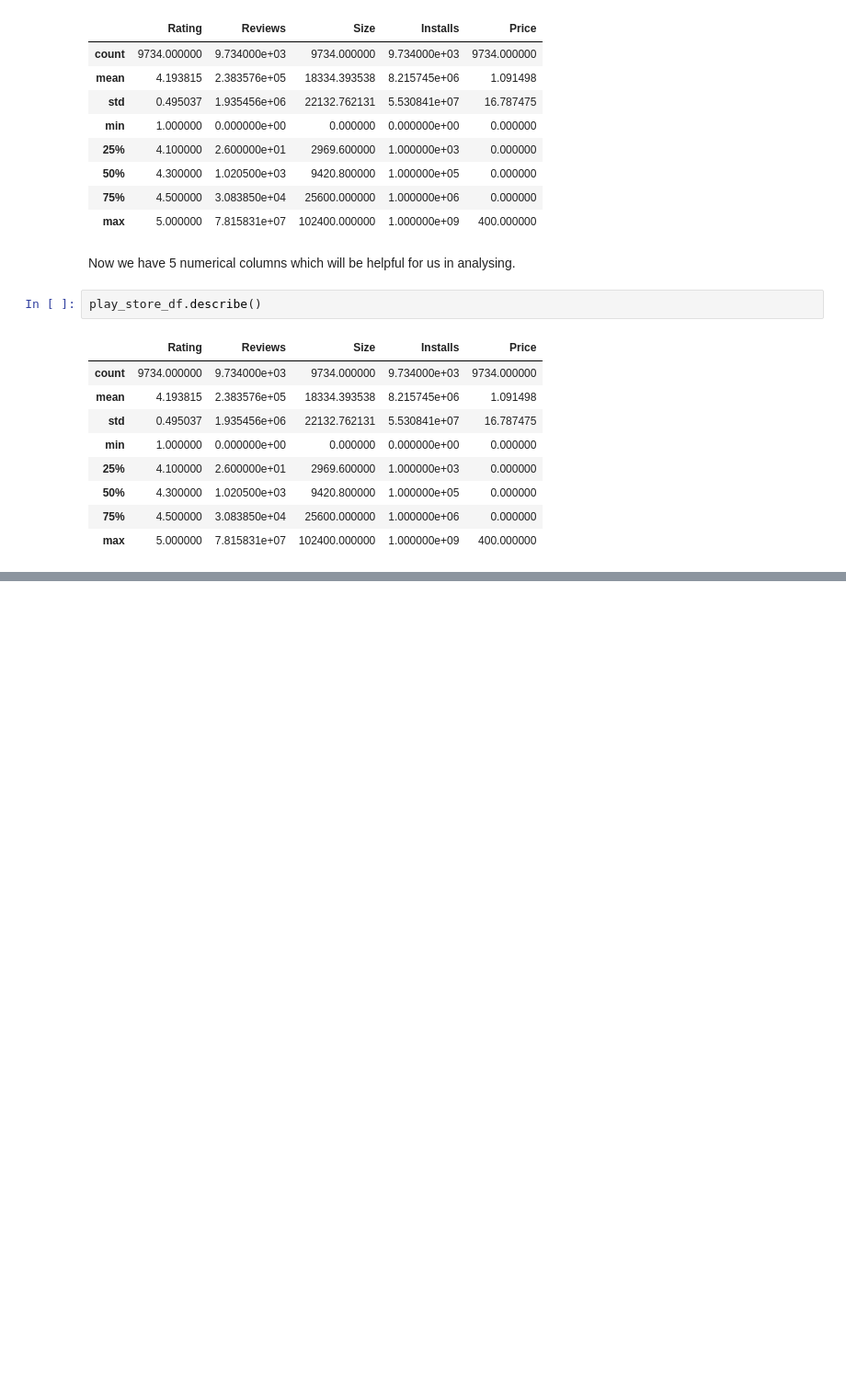
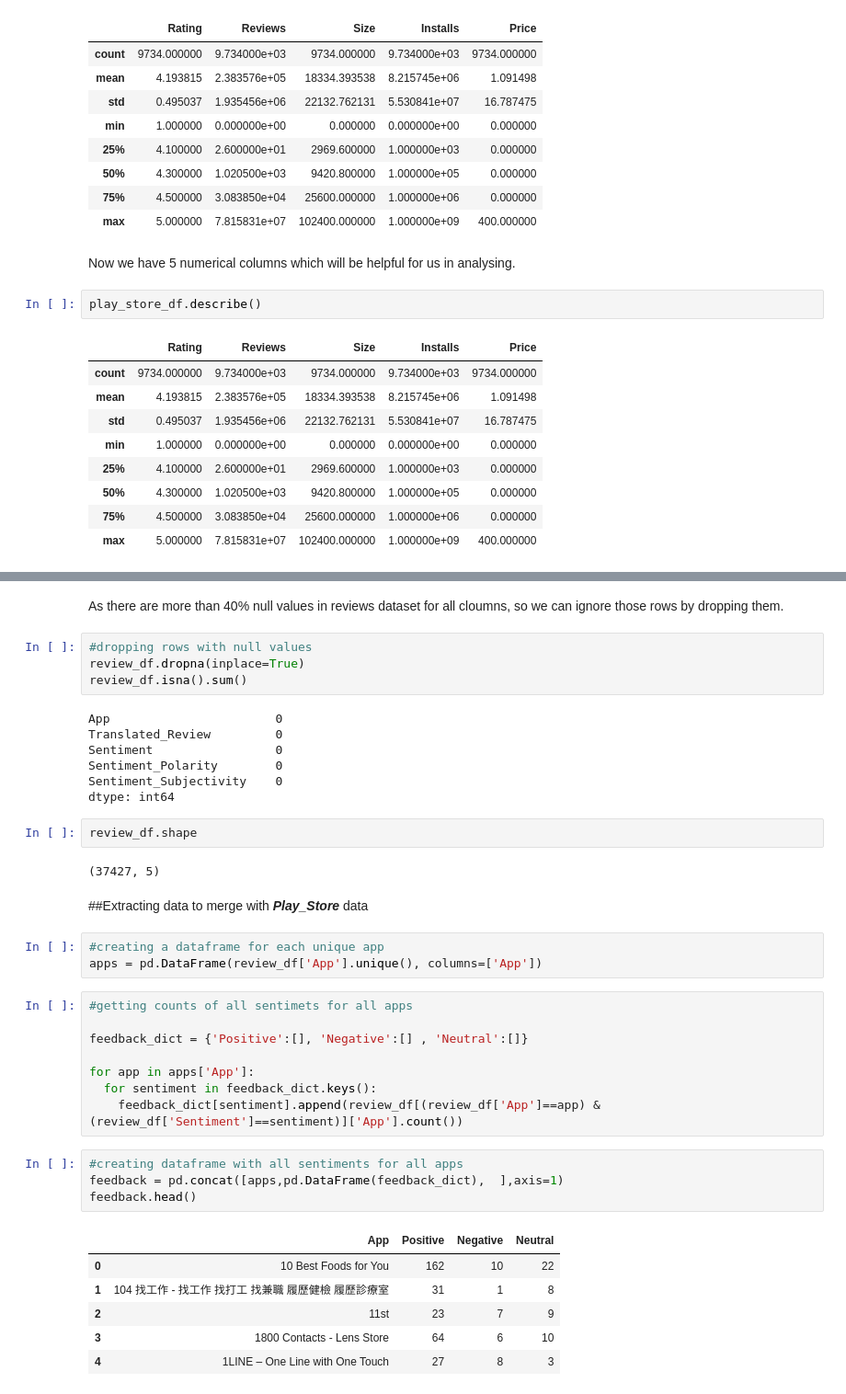
Before and after one commit to pranavdevi28/Play_Store_Data_Analysis, a Jupyter notebook: Play_Store_App_Review_Analysis_Capstone_Project.ipynb, the cells around one changed output, grey strips where cells are left out. Shown at 92% size. Saved outputs shown, nothing was run; the diff lists cells and outputs as text; blank space fills up the shorter version.

```diff
--- a/Play_Store_App_Review_Analysis_Capstone_Project.ipynb
+++ b/Play_Store_App_Review_Analysis_Capstone_Project.ipynb
@@ -313,0 +369,41 @@ play_store_df.describe()
+# %% [markdown]
+As there are more than 40% null values in reviews dataset for all cloumns, so we can ignore those rows by dropping them.
+# %%
+#dropping rows with null values
+review_df.dropna(inplace=True)
+review_df.isna().sum()
+# %% [output]
+App                       0
+Translated_Review         0
+Sentiment                 0
+Sentiment_Polarity        0
+Sentiment_Subjectivity    0
+dtype: int64
+# %%
+review_df.shape
+# %% [output]
+(37427, 5)
+# %% [markdown]
+##Extracting data to merge with ***Play_Store*** data
+# %%
+#creating a dataframe for each unique app
+apps = pd.DataFrame(review_df['App'].unique(), columns=['App'])
+# %%
+#getting counts of all sentimets for all apps
+
+feedback_dict = {'Positive':[], 'Negative':[] , 'Neutral':[]}
+
+for app in apps['App']:
+  for sentiment in feedback_dict.keys():
+    feedback_dict[sentiment].append(review_df[(review_df['App']==app) & (review_df['Sentiment']==sentiment)]['App'].count())
+# %%
+#creating dataframe with all sentiments for all apps
+feedback = pd.concat([apps,pd.DataFrame(feedback_dict),  ],axis=1)
+feedback.head()
+# %% [output]
+|  | App | Positive | Negative | Neutral |
+| 0 | 10 Best Foods for You | 162 | 10 | 22 |
+| 1 | 104 找工作 - 找工作 找打工 找兼職 履歷健檢 履歷診療室 | 31 | 1 | 8 |
+| 2 | 11st | 23 | 7 | 9 |
+| 3 | 1800 Contacts - Lens Store | 64 | 6 | 10 |
+| 4 | 1LINE – One Line with One Touch | 27 | 8 | 3 |
```
Also changed, not shown: parts of 22 cells of this notebook.
